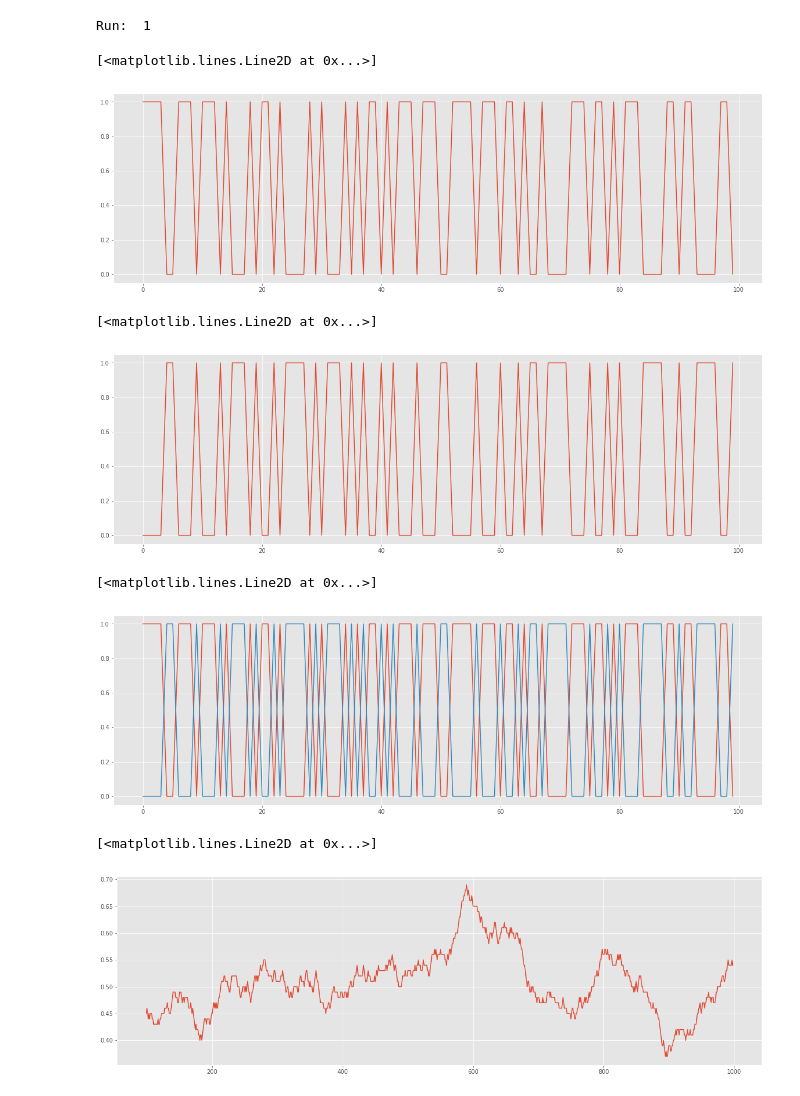
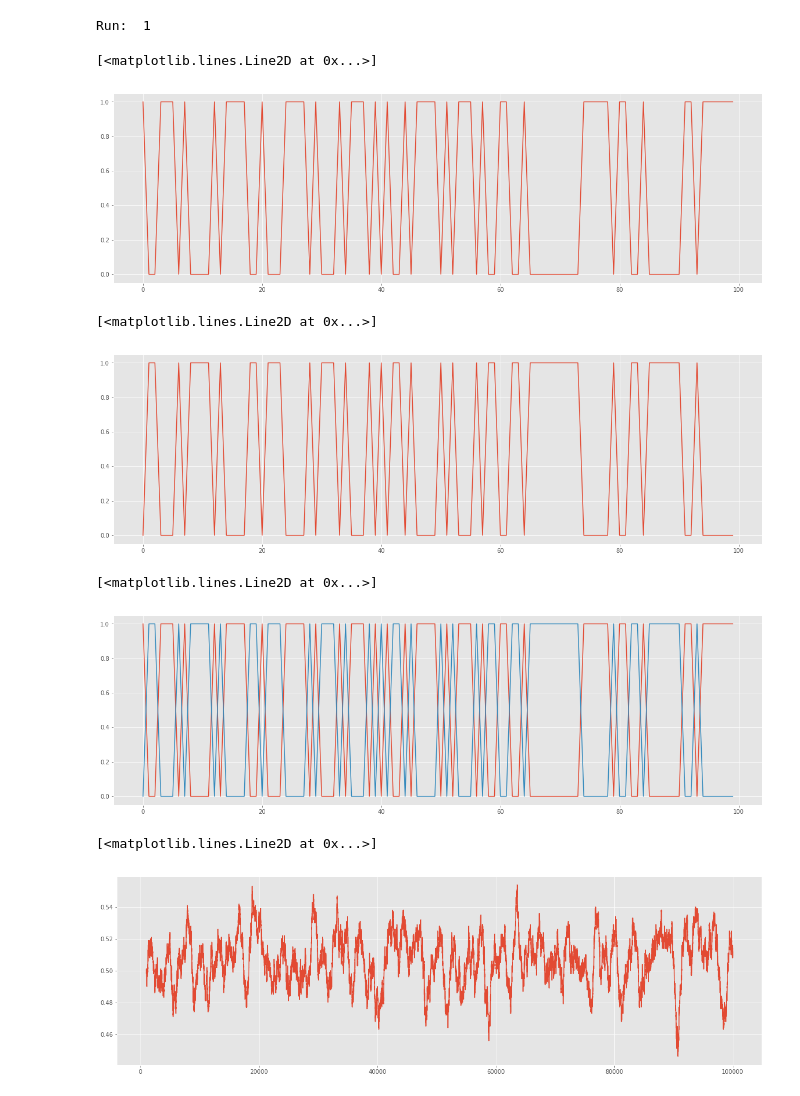
Before and after one commit to malhotra-sidharth/game-of-ur-reinforcement-learning, a Jupyter notebook: TD/TD-Expected-SARSA.ipynb, the cells around one changed output. Cells and saved outputs as stored; diff of their text form; code cells hidden in the pictures.

Commit message:
[TASK] Trained TD- Expected SARSA -100K episodes

```diff
--- a/TD/TD-Expected-SARSA.ipynb
+++ b/TD/TD-Expected-SARSA.ipynb
@@ -134,7 +134,7 @@ def expected_sarsa(env, num_episodes, gamma=1.0, alpha=0.1,
 # %%
 episode_rwds_p1 = []
 episode_rwds_p2 = []
-total_episodes = 1000
+total_episodes = 100000
 dir_path = 'TD/pickels/eSarsa'
 # runs
 i = 1
@@ -161,25 +161,25 @@ plt.figure(figsize=(20, 6))
 plt.plot(p1_mean_rwds[-100:])
 # %% [output]
 [<matplotlib.lines.Line2D at 0x...>]
-[figure, old version]
+[figure, new version]
 # %%
 plt.figure(figsize=(20, 6))
 plt.plot(p2_mean_rwds[-100:])
 # %% [output]
 [<matplotlib.lines.Line2D at 0x...>]
-[figure, old version]
+[figure, new version]
 # %%
 plt.figure(figsize=(20, 6))
 plt.plot(p1_mean_rwds[-100:])
 plt.plot(p2_mean_rwds[-100:])
 # %% [output]
 [<matplotlib.lines.Line2D at 0x...>]
-[figure, old version]
+[figure, new version]
 # %%
 plt.figure(figsize=(20, 6))
-plt.plot(pd.Series(p1_mean_rwds).rolling(100, min_periods=100).mean())
+plt.plot(pd.Series(p1_mean_rwds).rolling(1000, min_periods=1000).mean())
 # %% [output]
 [<matplotlib.lines.Line2D at 0x...>]
-[figure, old version]
+[figure, new version]
 # %%
 plt.figure(figsize=(20, 6))
```
Also changed, not shown: parts of 2 cells of this notebook.
